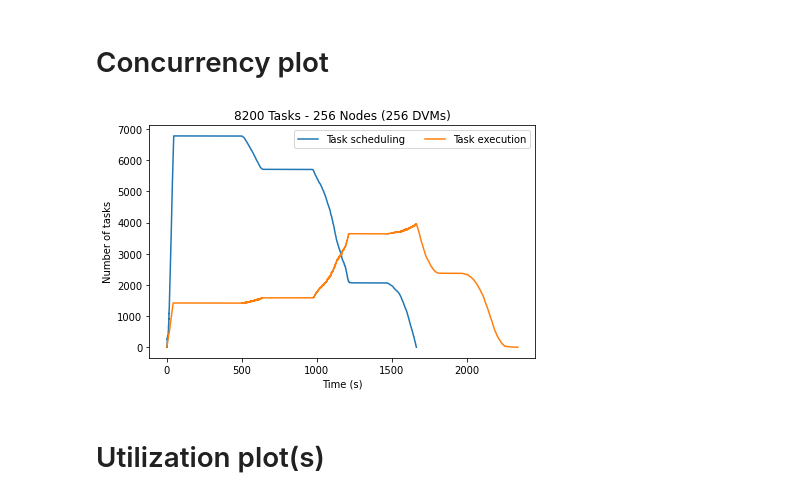
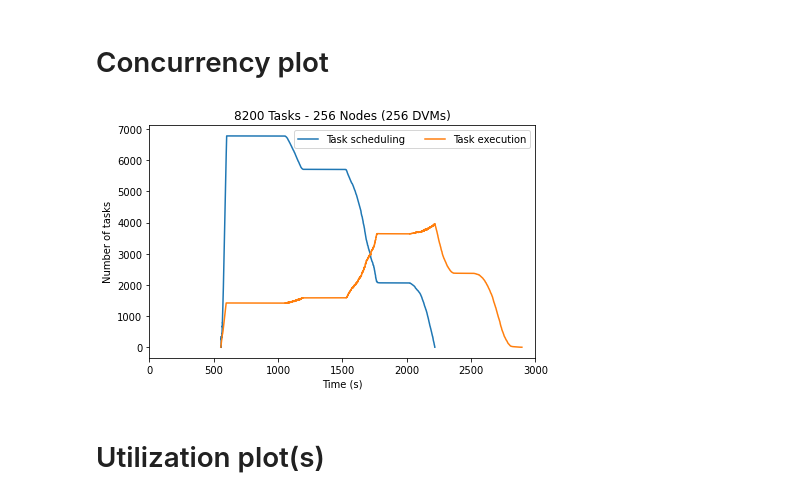
Before and after one commit to radical-experiments/summit_prrte_multi_dvm, a Jupyter notebook: analysis/get-plots-base.ipynb, the cells around one changed output. Drawn from its saved outputs; the diff is of its cells as text; code cells hidden in the pictures.

```diff
--- a/analysis/get-plots-base.ipynb
+++ b/analysis/get-plots-base.ipynb
@@ -28,6 +28,8 @@ PLOT_NAME_BASE = '.'.join(SID.rsplit('.', 2)[1:])
 OUTPUT_DIR     = '../plots'
 
 DESCRIPTION    = '256 DVMs'
+
+X_LIMITS = [0, 3000]
 # %%
 %%capture --no-display
 
@@ -42,6 +44,9 @@ s_info.update({'n_cores': s_info['p'].get(uid=s_info['pid'])[0].description['cor
                'cores_per_node': s_info['p'].get(uid=s_info['pid'])[0].
                    cfg['resource_details']['rm_info']['cores_per_node']})
 s_info.update({'n_nodes': int(s_info['n_cores'] / s_info['cores_per_node'])})
+# %%
+pilot = session.get(uid=s_info['pid'])[0]
+PILOT_START_TIME = pilot.timestamps(event={ru.EVENT: 'bootstrap_0_start'})[0]
 # %% [markdown]
 # Concurrency plot
 # %%
@@ -52,24 +57,24 @@ events = {'Task scheduling': [{ru.STATE: 'AGENT_SCHEDULING'},
 # %%
 %%capture --no-display
 
 time_series = {e: session.concurrency(event=events[e]) for e in events}
 fig, ax     = plt.subplots(figsize=(ra.get_plotsize(500)))
 
 for name in time_series:
-    zero = min([e[0] for e in time_series[name]])
-    ax.plot([e[0] - zero for e in time_series[name]],
+    ax.plot([e[0] - PILOT_START_TIME for e in time_series[name]],
             [e[1] for e in time_series[name]],
             label=ra.to_latex(name))
 
+ax.set_xlim(X_LIMITS)
+
 ax.set_title('%s Tasks - %s Nodes (%s)' % (s_info['n_tasks'], s_info['n_nodes'], DESCRIPTION))
-
 ax.legend(ncol=2, loc='upper right')
 ax.set_ylabel('Number of tasks')
 ax.set_xlabel('Time (s)')
 
 fig.savefig(os.path.join(OUTPUT_DIR, '%s.concurrency.png' % PLOT_NAME_BASE))
 # %% [output]
-[figure, old version]
+[figure, new version]
 # %% [markdown]
 # Utilization plot(s)
 # %%
```
Also changed, not shown: parts of 3 cells of this notebook, 1 other file.
